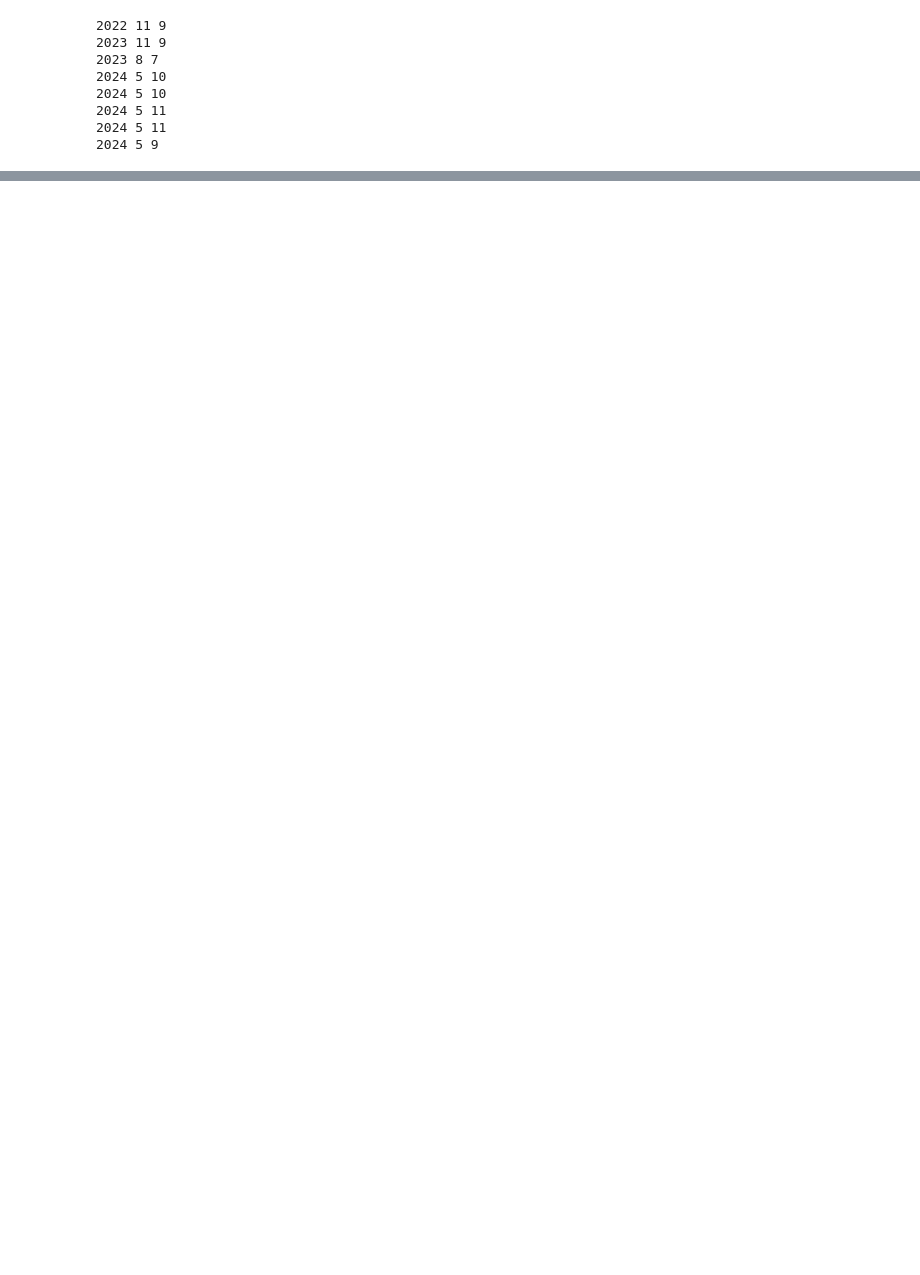
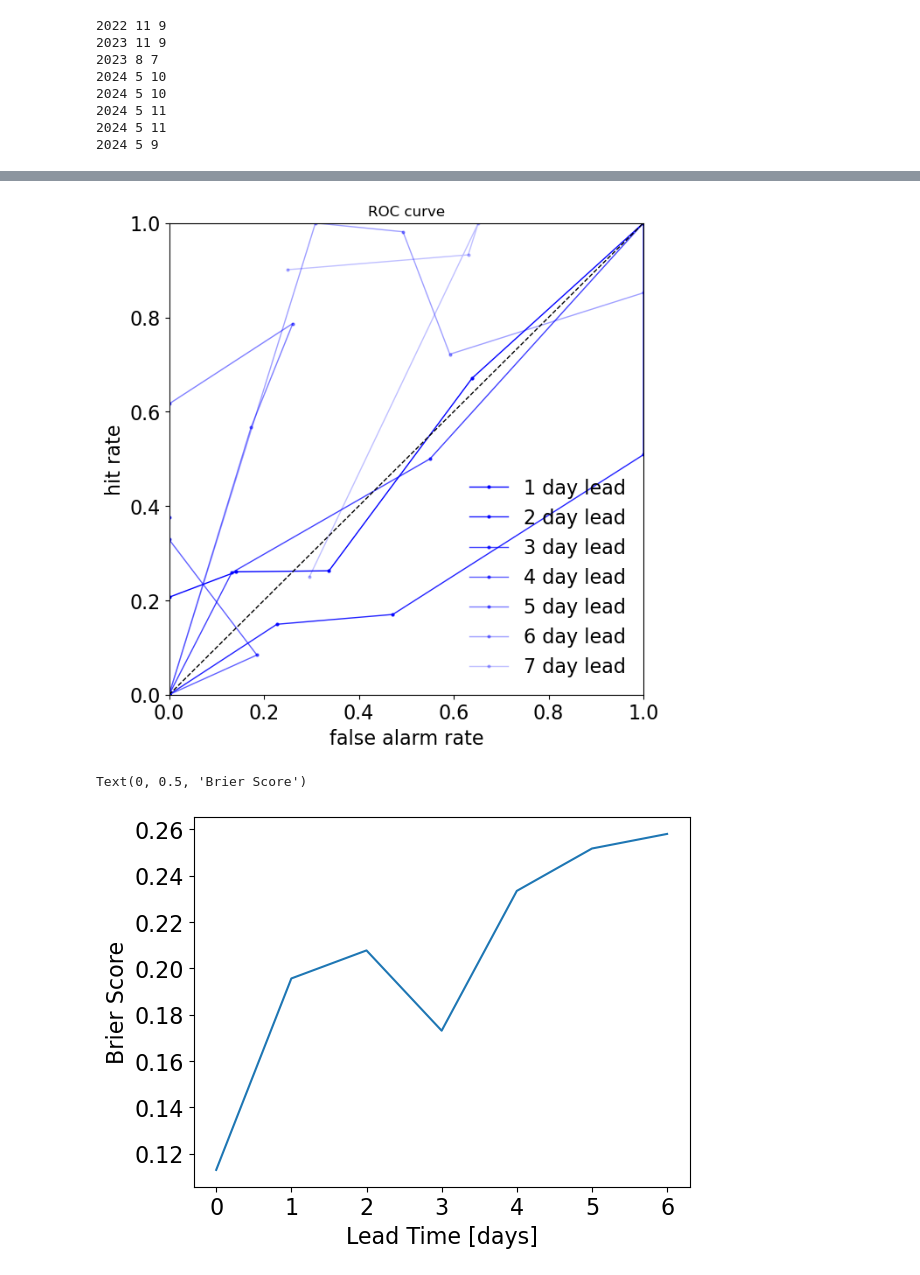
Before and after one commit to NathanielInatimi/WSA_calibration, a Jupyter notebook: code/WSA_calibration_sketch.ipynb, the cells around one changed output, grey strips where cells are left out. Cells and saved outputs as stored; diff of their text form; code cells hidden in the pictures; blank space fills up the shorter version.

```diff
--- a/code/WSA_calibration_sketch.ipynb
+++ b/code/WSA_calibration_sketch.ipynb
@@ -1168,0 +1160,41 @@ Name: vsw, dtype: float64
+# %%
+df_combined = pd.concat(lead_time_dict[f'1_day_lead']).sort_index()
+df_data = pd.concat(lead_time_dict[f'1_day_data']).sort_index()
+
+brier_score = ensemble_brier_score(ensemble_members=df_combined.to_numpy().T, observed_data=df_data.to_numpy(), event_threshold=385, ensemble_size=10)
+roc_curve = generate_roc_curve_from_ensemble(ensemble_members=df_combined.to_numpy().T, observed_data=df_data.to_numpy(), threshold_range=(300,800), threshold_num=10, probability_threshold=0.7)
+# %%
+BS_list = []
+
+plt.figure(figsize = (7,7))
+
+for i in range(m):
+    df_combined = pd.concat(lead_time_dict[f'{i+1}_day_lead']).sort_index()
+    df_data = pd.concat(lead_time_dict[f'{i+1}_day_data']).sort_index()
+
+    brier_score = ensemble_brier_score(ensemble_members=df_combined.to_numpy().T, observed_data=df_data.to_numpy(), event_threshold=385, ensemble_size=10)
+    roc_curve = generate_roc_curve_from_ensemble(ensemble_members=df_combined.to_numpy().T, observed_data=df_data.to_numpy(), threshold_range=(300,800), threshold_num=10, probability_threshold=0.5)
+
+    BS_list.append(brier_score)
+
+    hit_rate, false_alarm_rate = zip(*roc_curve)
+
+    plt.plot(false_alarm_rate, hit_rate, marker = 'o', markersize = 2, linewidth = 1, label = f'{i+1} day lead', color = 'blue', alpha = 1 - i/8)
+
+plt.plot([0,1], [0,1], linestyle = '--', lw = 1, color = 'black')
+plt.xlim(0,1)
+plt.ylim(0,1)
+plt.title('ROC curve')
+plt.xlabel('false alarm rate')
+plt.ylabel('hit rate')
+plt.legend(frameon= False)
+plt.show()
+
+plt.figure()
+plt.plot(BS_list)
+plt.xlabel('Lead Time [days]')
+plt.ylabel('Brier Score')
+# %% [output]
+[figure, added]
+Text(0, 0.5, 'Brier Score')
+[figure, added]
```
Also changed, not shown: parts of 21 cells of this notebook.
